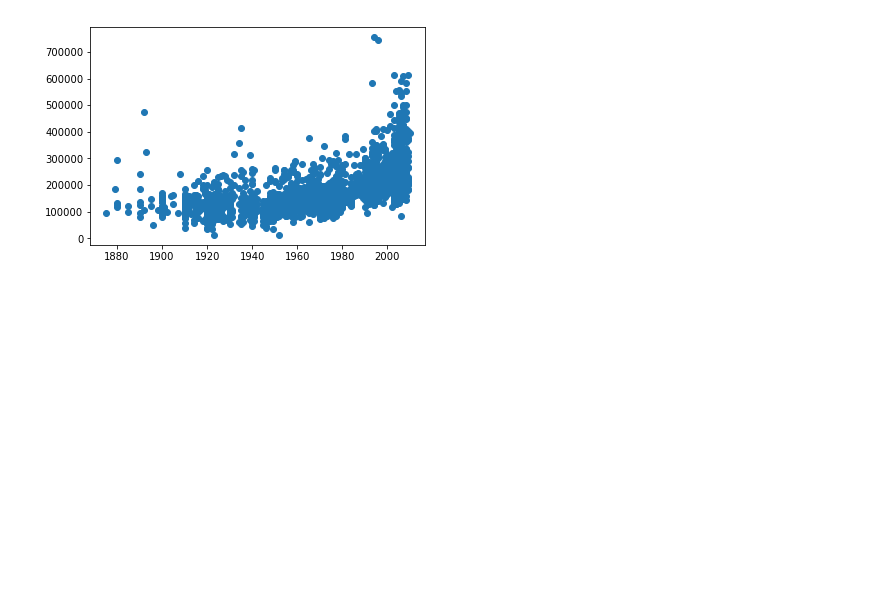
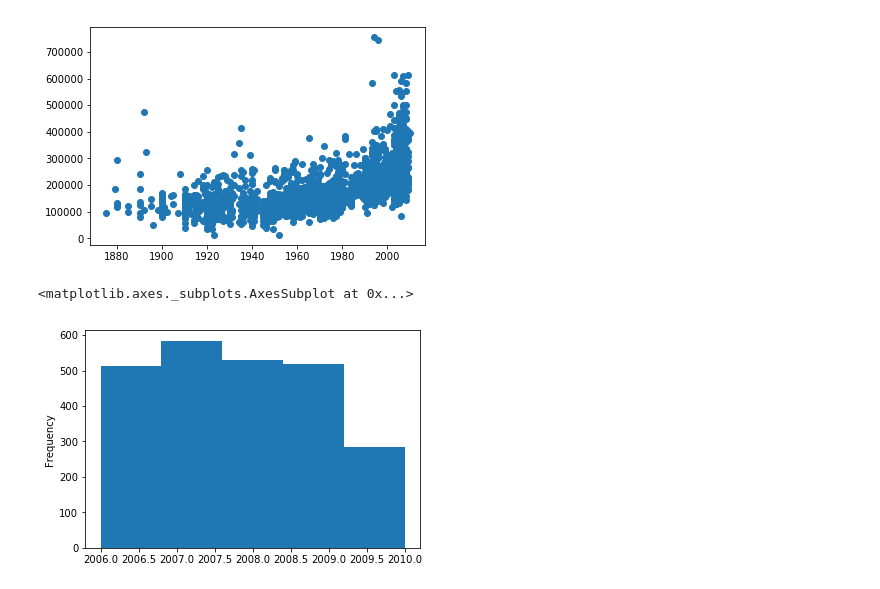
Before and after one commit to xnicolovici/machine_learning, a Jupyter notebook: notebooks/Course No 3/09. Course project/03. Part 2 - House prices/Sandbox.ipynb, the cells around one changed output. Drawn from its saved outputs; the diff is of its cells as text; code cells hidden in the pictures; blank space fills up the shorter version.

```diff
--- a/notebooks/Course No 3/09. Course project/03. Part 2 - House prices/Sandbox.ipynb
+++ b/notebooks/Course No 3/09. Course project/03. Part 2 - House prices/Sandbox.ipynb
@@ -67,3 +95,8 @@ plt.scatter(data_df['Year Built'], data_df['SalePrice'])
 plt.show()
 # %% [output]
 [figure]
+# %%
+train_df['Yr Sold'].plot.hist(bins=5)
+# %% [output]
+<matplotlib.axes._subplots.AxesSubplot at 0x...>
+[figure, added]
```
Also changed, not shown: parts of 7 cells of this notebook, 1 other file.
